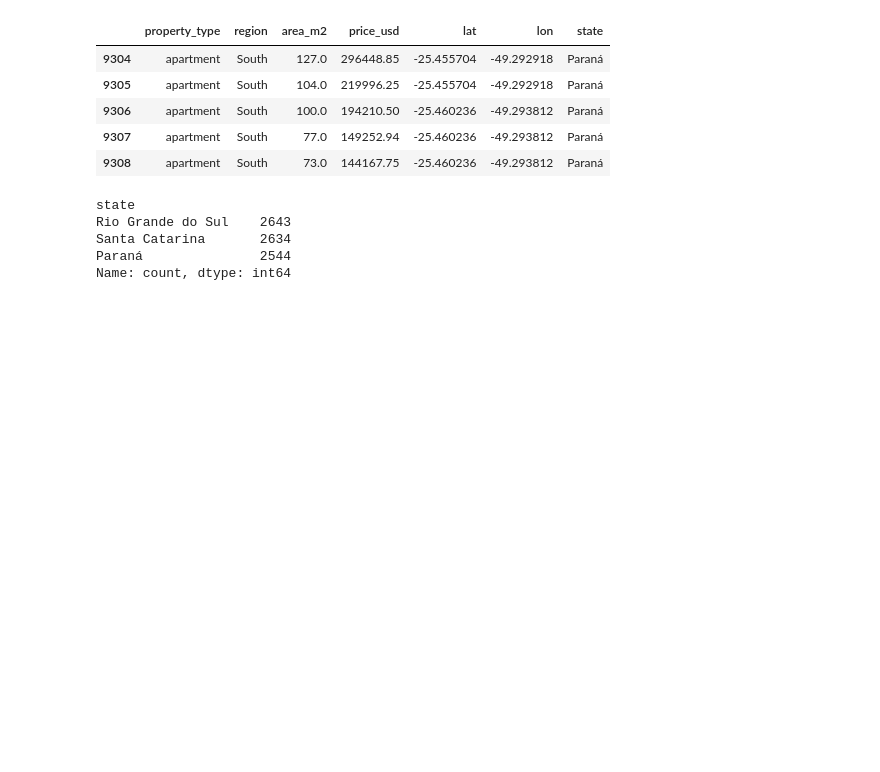
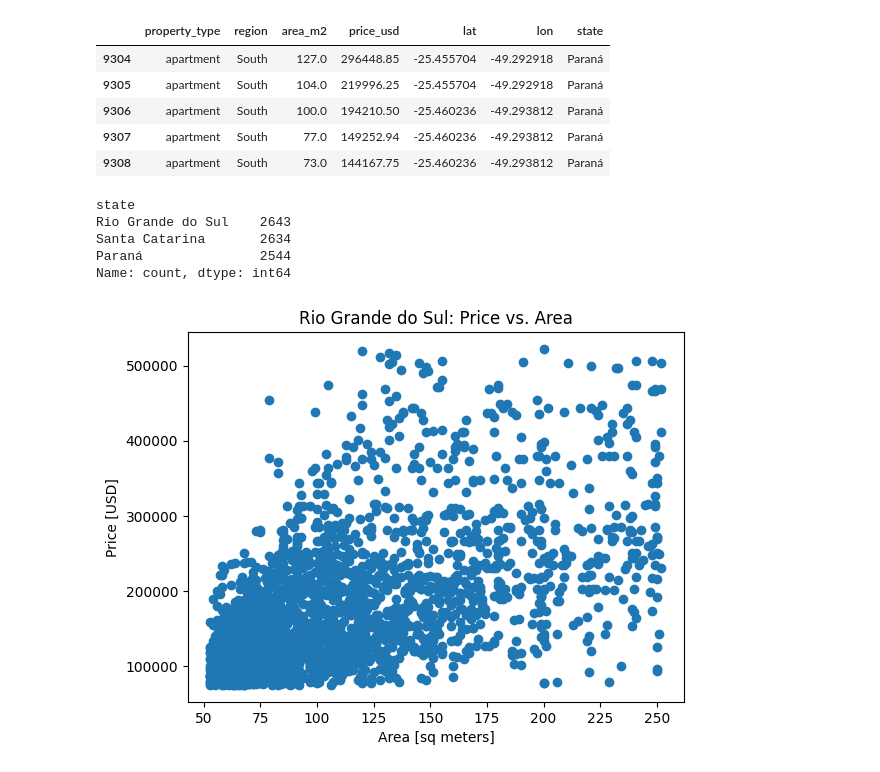
Before and after one commit to Dev0psKing/Applied_data_science_Projects, a Jupyter notebook: House Pricing in Mexico Project/Housing_Brazil.ipynb, the cells around one changed output. Saved outputs shown, nothing was run; the diff lists cells and outputs as text; code cells hidden in the pictures; blank space fills up the shorter version.

```diff
--- a/House Pricing in Mexico Project/Housing_Brazil.ipynb
+++ b/House Pricing in Mexico Project/Housing_Brazil.ipynb
@@ -224,3 +224,27 @@ Rio Grande do Sul    2643
 Santa Catarina       2634
 Paraná               2544
 Name: count, dtype: int64
+# %%
+# Find the name of the state with the most properties
+top_state = df_south["state"].value_counts().idxmax()
+
+# Subset data to include only properties from that state
+df_south_rgs = df_south[df_south["state"] == top_state]
+
+# Don't change the code below 👇
+fig, ax = plt.subplots()
+
+# Build scatter plot
+ax.scatter(x=df_south_rgs["area_m2"], y=df_south_rgs["price_usd"])
+
+# Label axes
+ax.set_xlabel("Area [sq meters]")
+ax.set_ylabel("Price [USD]")
+
+# Add title using the name of the top state
+ax.set_title(f"{top_state}: Price vs. Area")
+
+# Show the plot
+plt.show()
+# %% [output]
+[figure, added]
```
Also changed, not shown: parts of 1 cell of this notebook.
